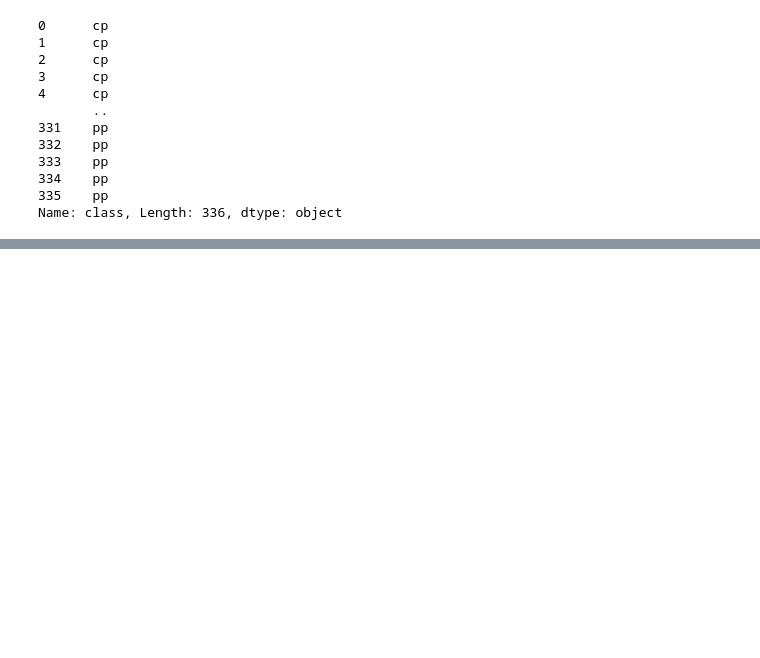
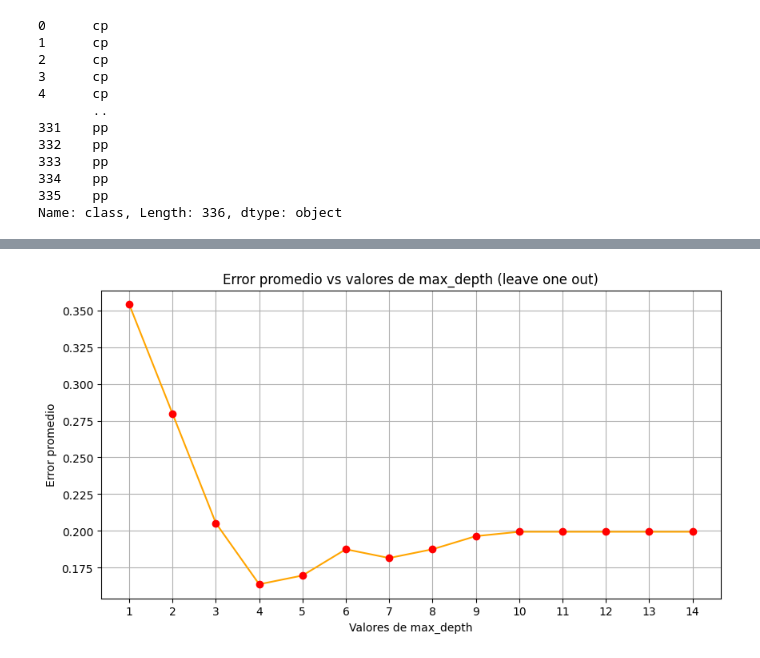
Before and after one commit to DavidMatias44/rp, a Jupyter notebook: validacion_cruzada/main.ipynb, the cells around one changed output, grey strips where cells are left out. Saved outputs shown, nothing was run; the diff lists cells and outputs as text; code cells hidden in the pictures; blank space fills up the shorter version.

```diff
--- a/validacion_cruzada/main.ipynb
+++ b/validacion_cruzada/main.ipynb
@@ -96,0 +190,6 @@ tree.plot_tree(
+# %%
+title = "Error promedio vs valores de max_depth (leave one out)"
+xlabel = "Valores de max_depth"
+mostrar_resultados(errores_tree, title, xlabel, depth_values)
+# %% [output]
+[figure, added]
```
Also changed, not shown: parts of 19 cells of this notebook.
